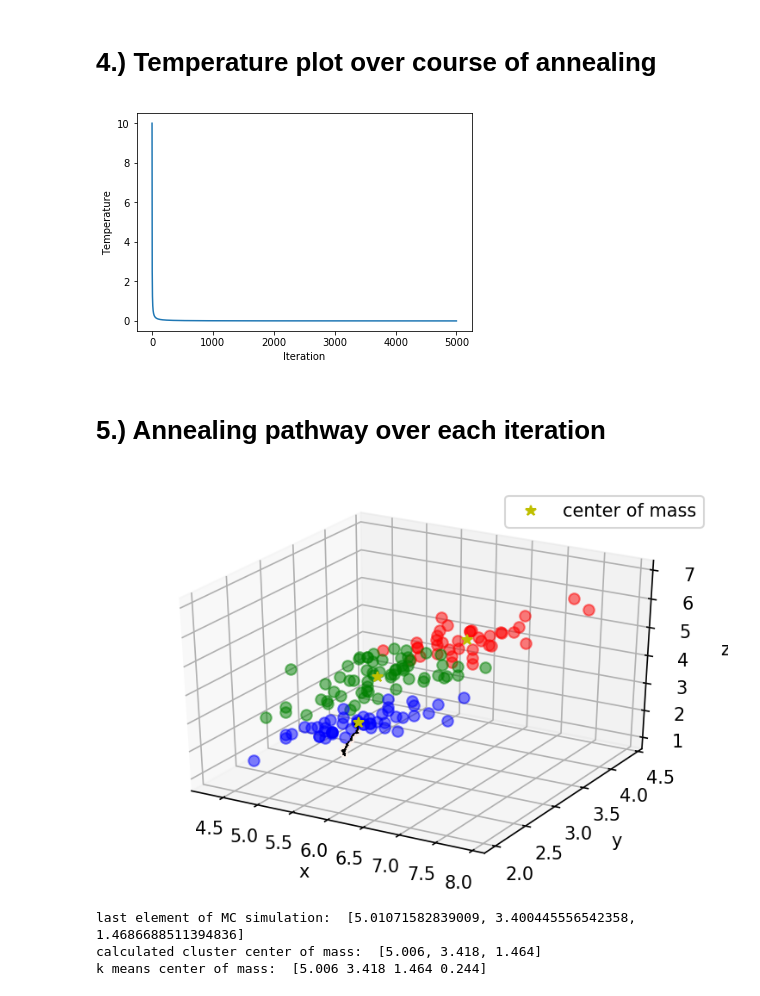
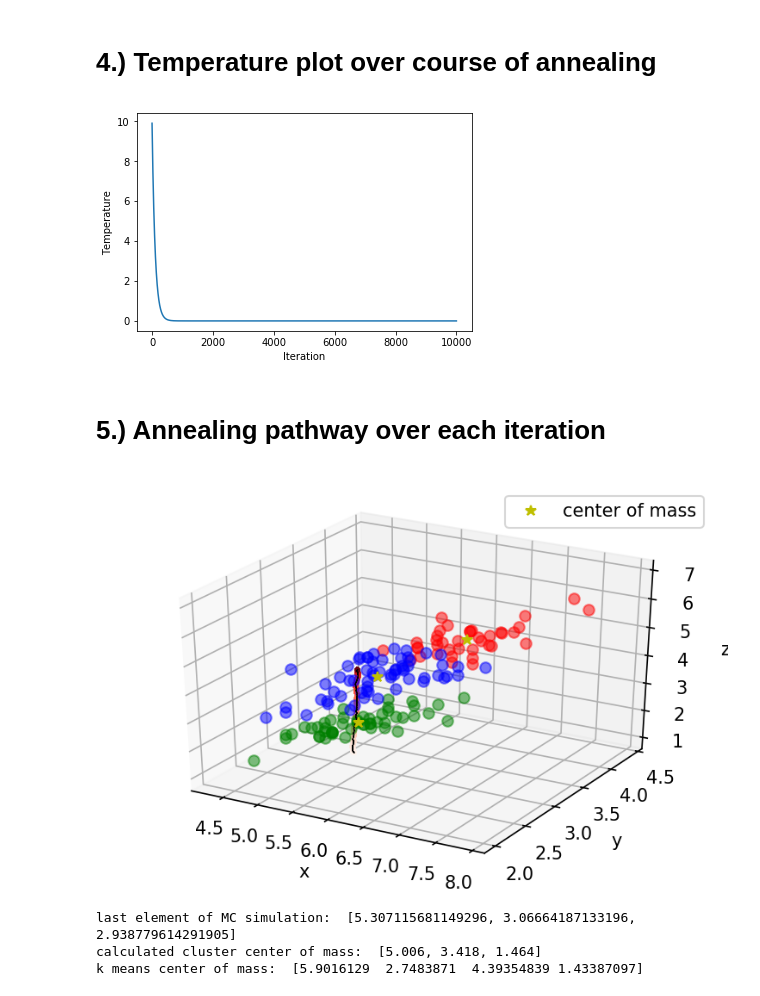
Before and after one commit to tanyanes/SimulatedAnnealing, a Jupyter notebook: Simulated_anneal_cluster.ipynb, the cells around one changed output. Cells and saved outputs as stored; diff of their text form; code cells hidden in the pictures.

```diff
--- a/Simulated_anneal_cluster.ipynb
+++ b/Simulated_anneal_cluster.ipynb
@@ -150,17 +208,21 @@ for i in iterations:
 # 4.) Temperature plot over course of annealing
 # %%
 # plot iterations vs temperatures
+#temperatures = [initial_temp/float(i + 1) for i in iterations]
+temperatures = [10*(0.99)**(float(i+1)) for i in iterations]
 plt.plot(iterations, temperatures)
 plt.xlabel('Iteration')
 plt.ylabel('Temperature')
 plt.show()
 # %% [output]
-[figure, old version]
+[figure, new version]
 # %% [markdown]
 # 5.) Annealing pathway over each iteration
 # %%
 fig = plt.figure(dpi=150)
 ax = fig.gca(projection='3d')
+
+k_max = 5000
 
 candidates = np.array(candidates)
 
@@ -196,7 +258,7 @@ print('last element of MC simulation: ',[candidates[k_max-1,0],candidates[k_max-
 print('calculated cluster center of mass: ',com)
 print('k means center of mass: ',C[2])
 # %% [output]
-[figure, old version]
+[figure, new version]
-last element of MC simulation:  [5.01071582839009, 3.400445556542358, 1.4686688511394836]
+last element of MC simulation:  [5.307115681149296, 3.06664187133196, 2.938779614291905]
 calculated cluster center of mass:  [5.006, 3.418, 1.464]
-k means center of mass:  [5.006 3.418 1.464 0.244]
+k means center of mass:  [5.9016129  2.7483871  4.39354839 1.43387097]
```
Also changed, not shown: parts of 3 cells of this notebook.
